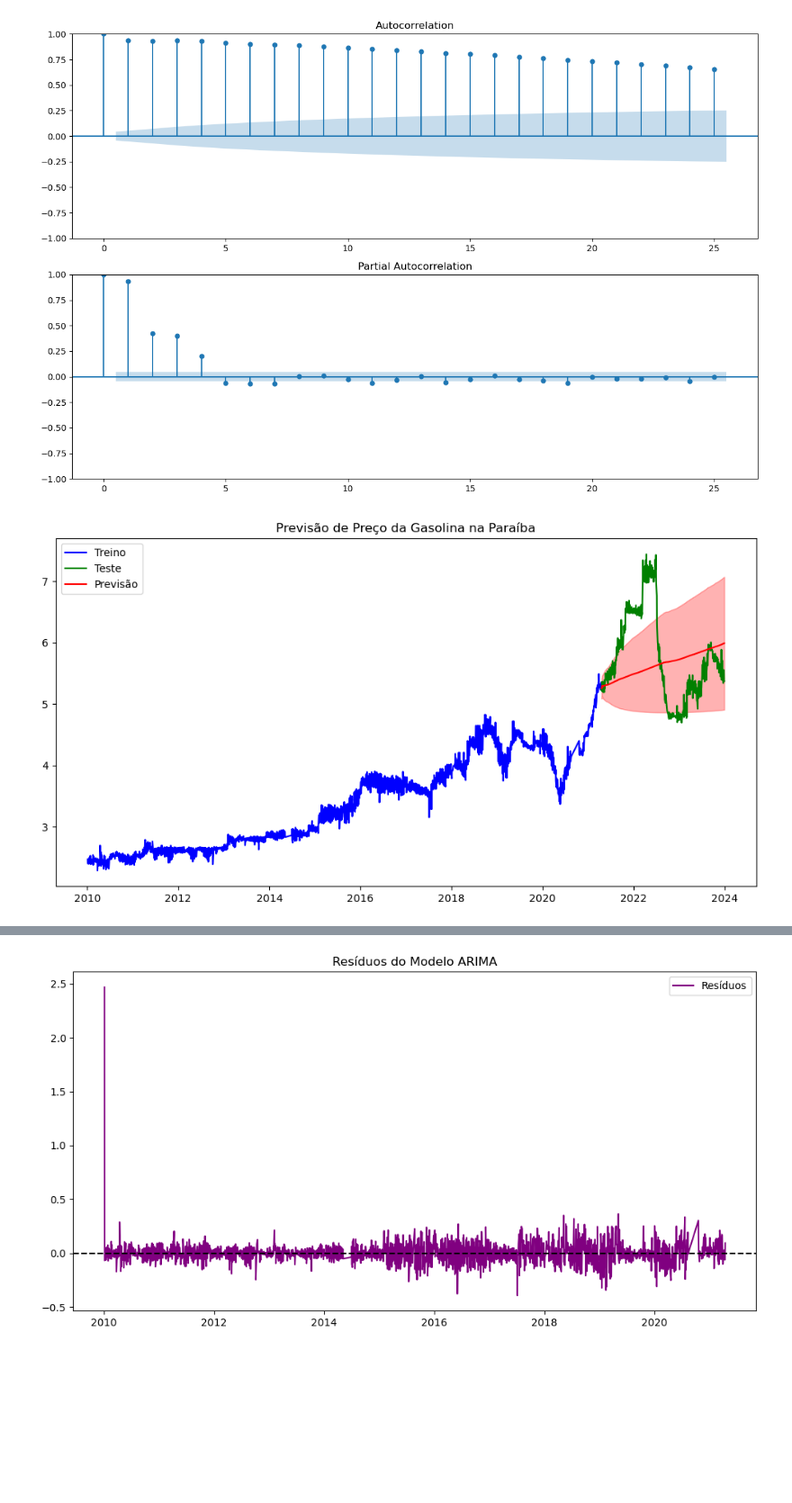
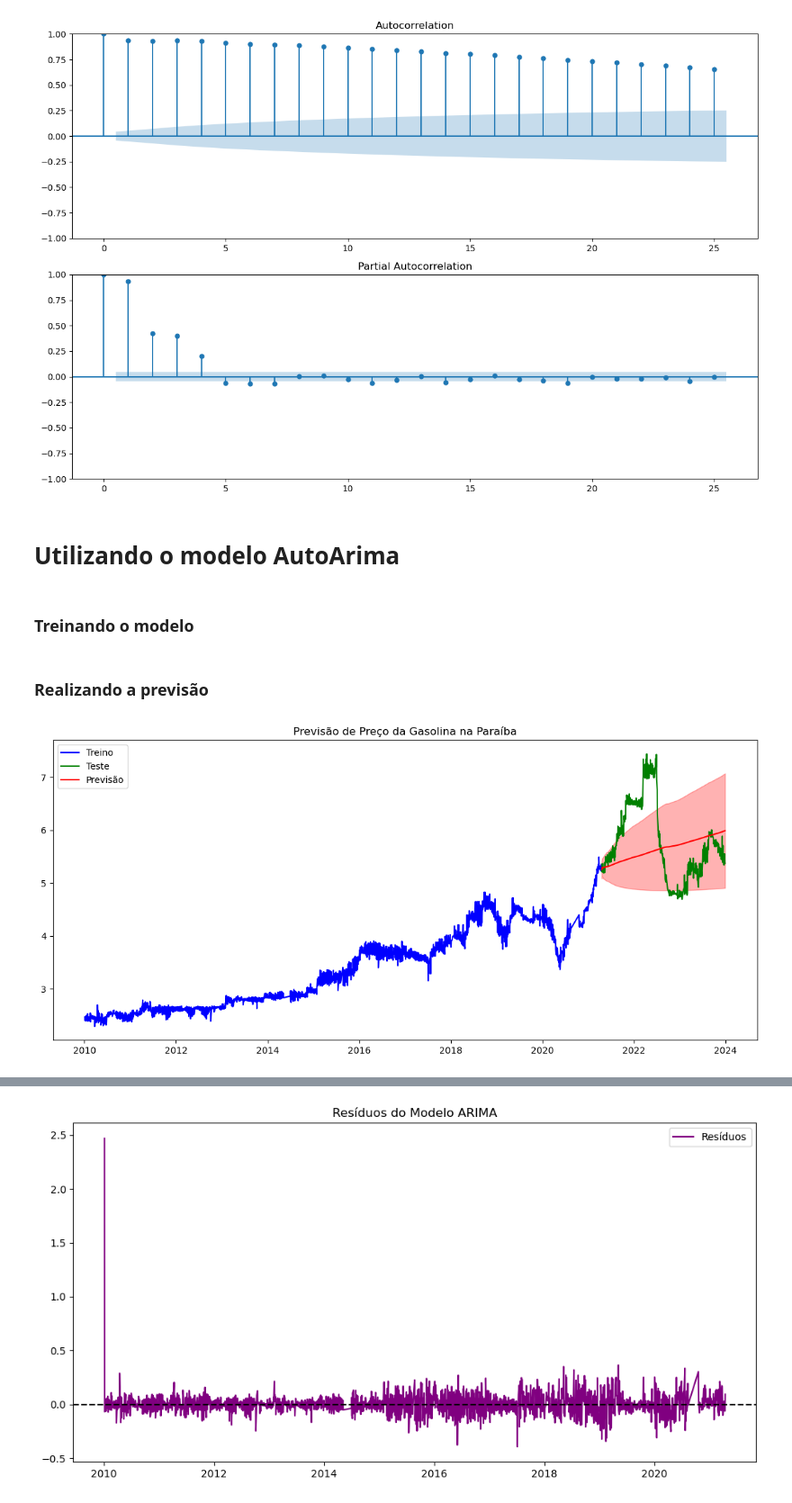
Before and after one commit to ivoaraujo17/series_temporais, a Jupyter notebook: gasolina_paraiba.ipynb, the cells around one changed output, grey strips where cells are left out. Shown: that part at 90% size. Cells and saved outputs as stored; diff of their text form; code cells hidden in the pictures; blank space fills up the shorter version.

Commit message:
feat: modelos atualizados e avaliados

```diff
--- a/Untitled.ipynb
+++ b/gasolina_paraiba.ipynb
@@ -161,6 +194,10 @@ def plot_acf_pacf_graphs(series):
 plot_acf_pacf_graphs(residuos_g.dropna())
 # %% [output]
 [figure]
+# %% [markdown]
+# Utilizando o modelo AutoArima
+# %% [markdown]
+### Treinando o modelo
 # %%
 # Definir o tamanho dos conjuntos
 total_length = len(df_gasolina)
@@ -173,24 +210,26 @@ test = df_gasolina.iloc[train_size:]
 
 # Ajustar o modelo com o conjunto de treino
 model_auto_arima = auto_arima(train["Valor de Venda"], seasonal=True, m=12)
+# %% [markdown]
+### Realizando a previsão
 # %%
 # Previsão para o conjunto de teste
 forecast, conf_int = model_auto_arima.predict(n_periods=len(test), return_conf_int=True)
 
 results_df = test.copy()
 results_df['Forecast'] = forecast.values
 results_df['Lower CI'] = conf_int[:, 0]
 results_df['Upper CI'] = conf_int[:, 1]
 
 
 # Visualizar o resultado
-plt.figure(figsize=(12, 6))
+plt.figure(figsize=(14, 6))
 plt.plot(train, label='Treino', color='blue')
 plt.plot(test, label='Teste', color='green')
 plt.plot(results_df['Forecast'], label='Previsão', color='red')
 plt.fill_between(results_df.index, results_df['Lower CI'], results_df['Upper CI'], color='red', alpha=0.3)
 plt.legend(loc='upper left')
 plt.title('Previsão de Preço da Gasolina na Paraíba')
 plt.show()
 # %% [output]
-[figure, old version]
+[figure, new version]
```
Also changed, not shown: parts of 19 cells of this notebook.
